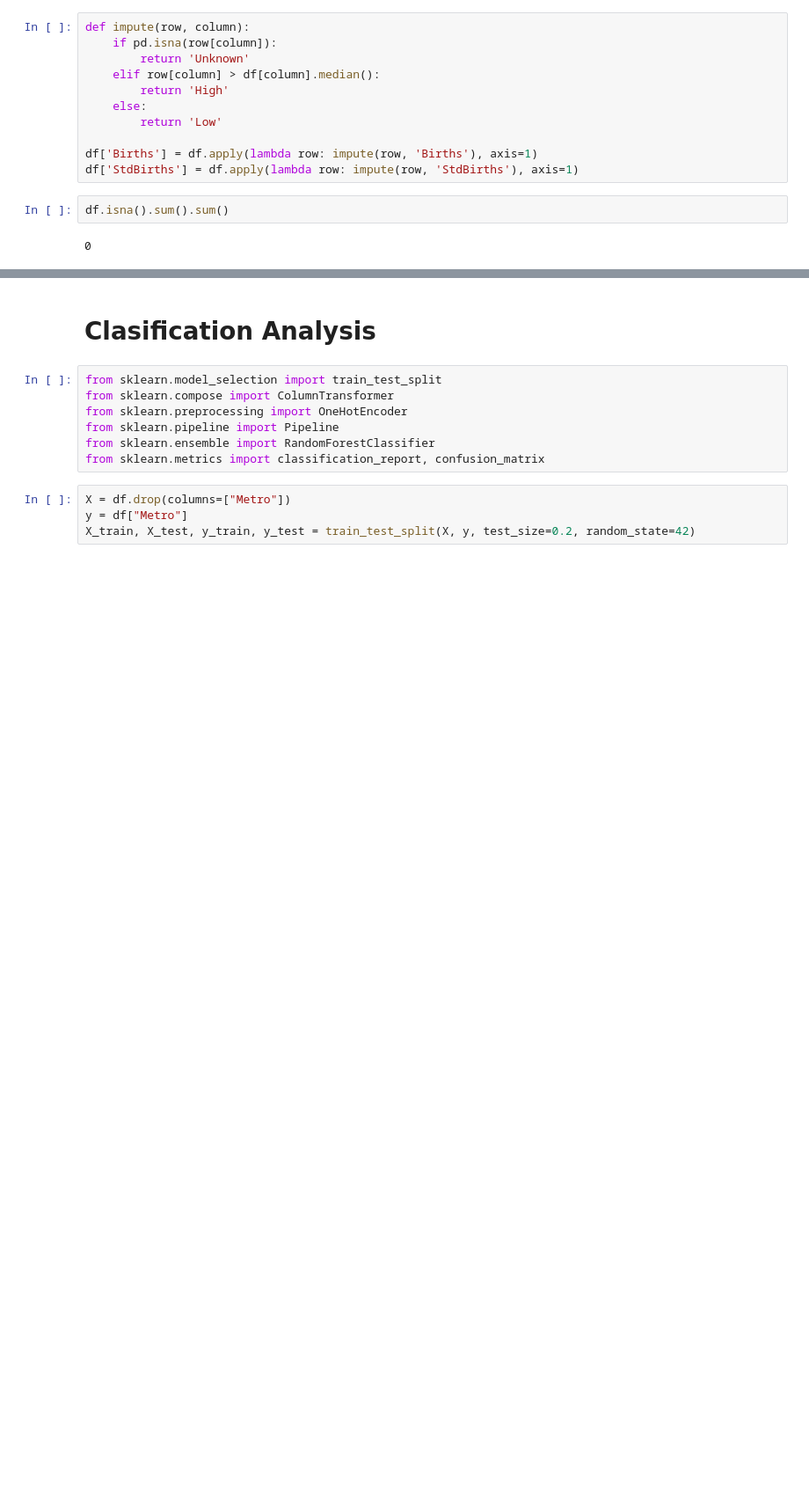
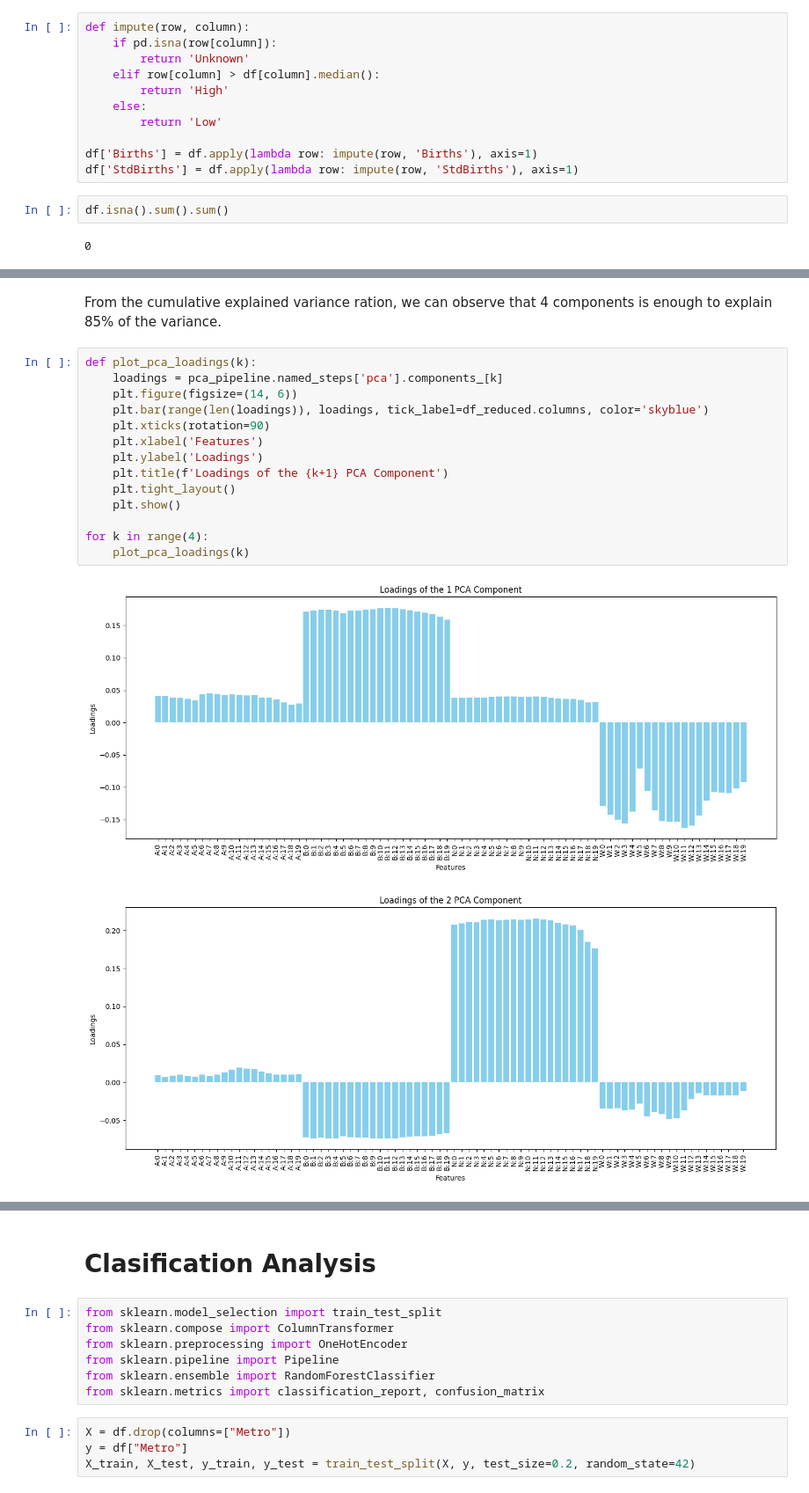
Before and after one commit to carlosfc-ds/project-si618, a Jupyter notebook: si618_project_III.ipynb, the cells around one changed output, grey strips where cells are left out. Shown at 88% size. Saved outputs shown, nothing was run; the diff lists cells and outputs as text; blank space fills up the shorter version.

```diff
--- a/si618_project_III.ipynb
+++ b/si618_project_III.ipynb
@@ -213,0 +260,19 @@ df.isna().sum().sum()
+# %% [markdown]
+From the cumulative explained variance ration, we can observe that 4 components is enough to explain 85% of the variance.
+# %%
+def plot_pca_loadings(k):
+    loadings = pca_pipeline.named_steps['pca'].components_[k]
+    plt.figure(figsize=(14, 6))
+    plt.bar(range(len(loadings)), loadings, tick_label=df_reduced.columns, color='skyblue')
+    plt.xticks(rotation=90)
+    plt.xlabel('Features')
+    plt.ylabel('Loadings')
+    plt.title(f'Loadings of the {k+1} PCA Component')
+    plt.tight_layout()
+    plt.show()
+
+for k in range(4):
+    plot_pca_loadings(k)
+# %% [output]
+[figure, added]
+[figure, added]
```
Also changed, not shown: parts of 10 cells of this notebook.
